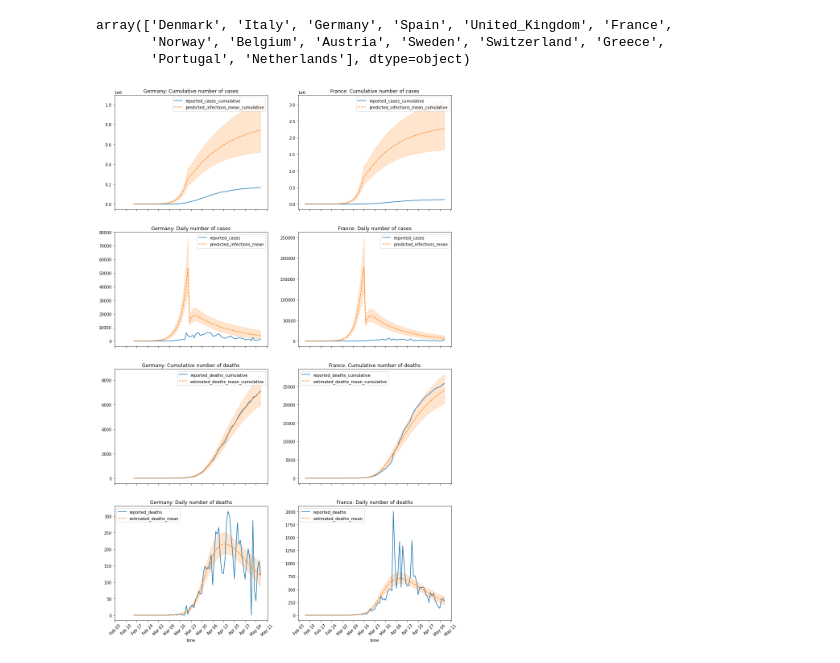
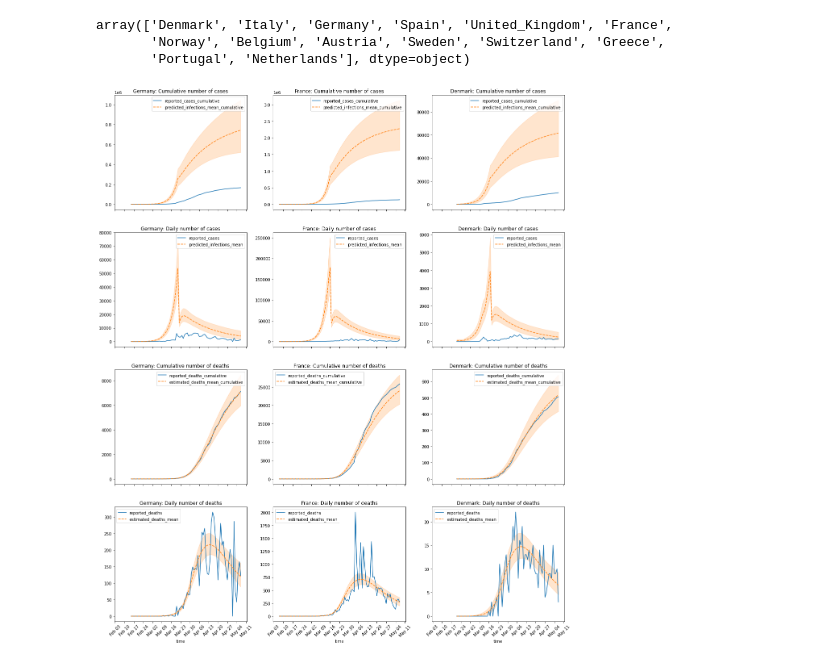
Before and after one commit to HuifangWang/CovidH_TNG, a Jupyter notebook: notebooks/2020-05-13-ic-covid-estimates.ipynb, the cells around one changed output. Drawn from its saved outputs; the diff is of its cells as text; code cells hidden in the pictures.

Commit message:
added data for Denmark

```diff
--- a/notebooks/2020-05-13-ic-covid-estimates.ipynb
+++ b/notebooks/2020-05-13-ic-covid-estimates.ipynb
@@ -39,9 +39,9 @@ array(['Denmark', 'Italy', 'Germany', 'Spain', 'United_Kingdom', 'France',
 # %%
 nrows=4
 
-fig, axs = plt.subplots(nrows=nrows, ncols=2, figsize=(15,nrows*6), sharex=True)
+fig, axs = plt.subplots(nrows=nrows, ncols=3, figsize=(20,nrows*6), sharex=True)
 
-for i, country in enumerate(['Germany', 'France']):
+for i, country in enumerate(['Germany', 'France', 'Denmark']):
     ax = axs[0,i]
     sns.lineplot(
         data=df.loc[
@@ -99,31 +99,31 @@ for i, country in enumerate(['Germany', 'France']):
         df.loc[df.country == country].estimated_deaths_higher_CI_95_cumulative,
         color=sns.color_palette()[1],
         alpha=0.2
     )
     ax.set_title(f'{country}: Cumulative number of deaths')
 
     ax=axs[3,i]
     sns.lineplot(
         data=df.loc[
             df.country == country,
             [
                 'reported_deaths',
                 'estimated_deaths_mean',
             ]
         ],
         ax=ax
     )
     ax.fill_between(
         df.loc[df.country == country].index.values,
         df.loc[df.country == country].estimated_deaths_lower_CI_95,
         df.loc[df.country == country].estimated_deaths_higher_CI_95,
         color=sns.color_palette()[1],
         alpha=0.2
     )
     ax.set_title(f'{country}: Daily number of deaths')
 
     ax.xaxis.set_major_locator(mdates.WeekdayLocator(byweekday=mdates.MO))
     ax.xaxis.set_major_formatter(mdates.DateFormatter('%b %d'))
     ax.xaxis.set_tick_params(rotation=45)
 # %% [output]
-[figure, old version]
+[figure, new version]
```
Also changed, not shown: 15 other files.
